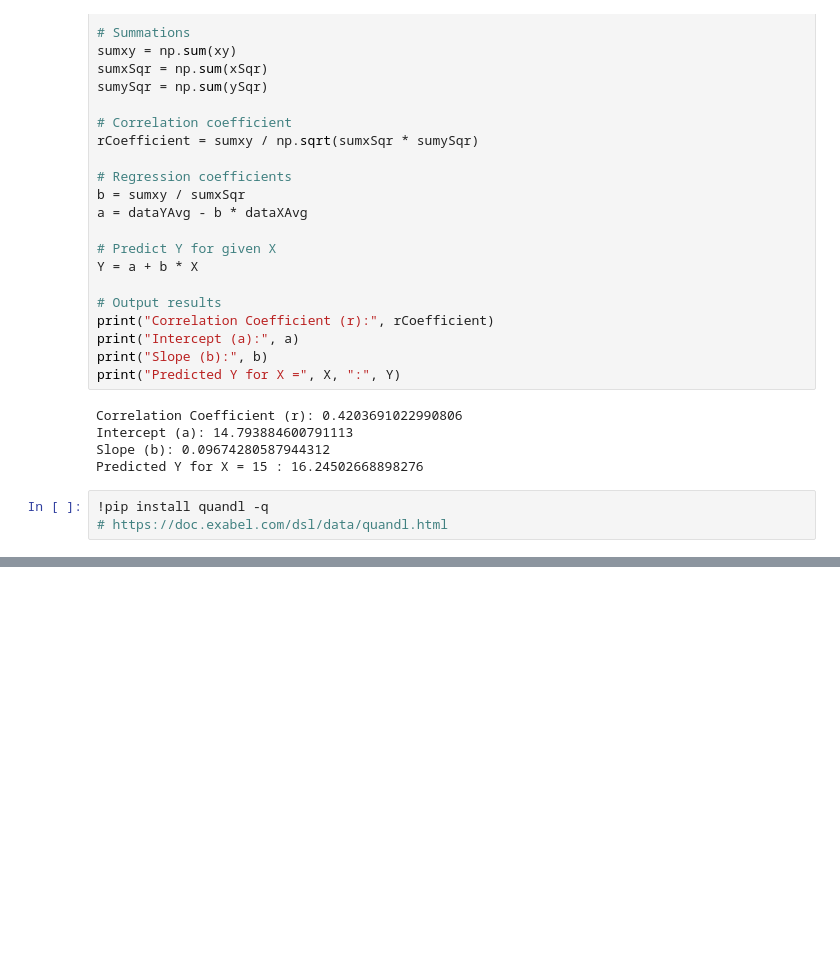
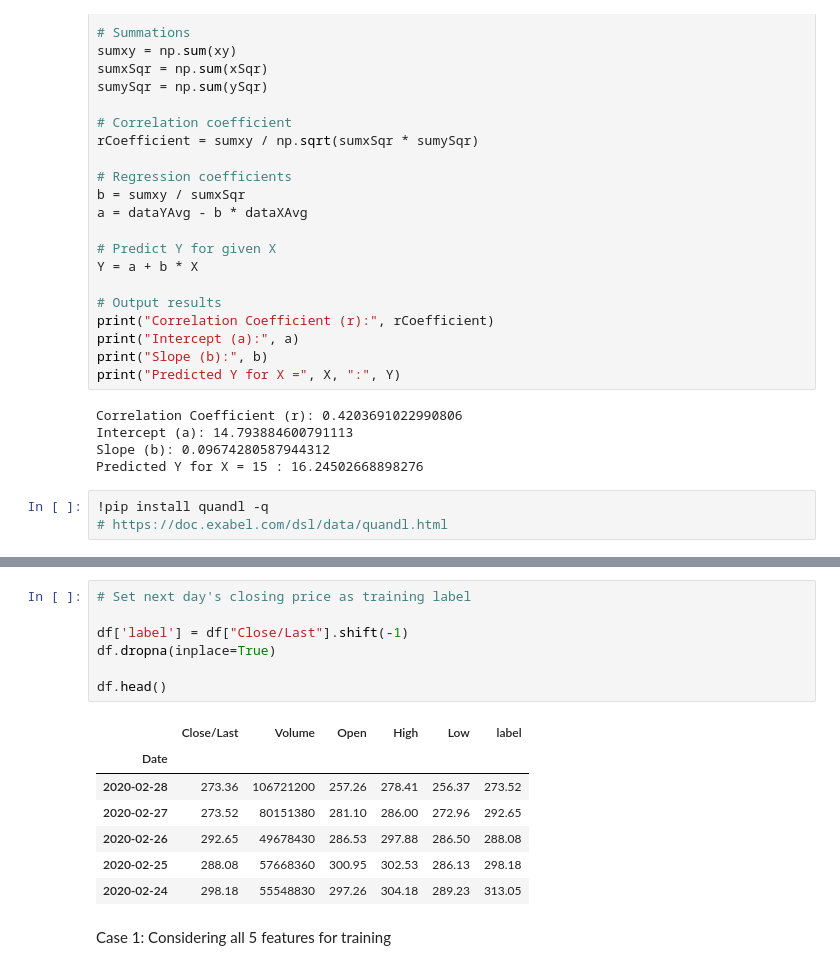
Before and after one commit to suzanpoudel/AI-Lab-020391, a Jupyter notebook: regression.ipynb, the cells around one changed output, grey strips where cells are left out. Drawn from its saved outputs; the diff is of its cells as text; blank space fills up the shorter version.

```diff
--- a/regression.ipynb
+++ b/regression.ipynb
@@ -120,0 +228,17 @@ dtype: object
+# %%
+# Set next day's closing price as training label
+
+df['label'] = df["Close/Last"].shift(-1)
+df.dropna(inplace=True)
+
+df.head()
+# %% [output]
+|  | Close/Last | Volume | Open | High | Low | label |
+| Date |  |  |  |  |  |  |
+| 2020-02-28 | 273.36 | 106721200 | 257.26 | 278.41 | 256.37 | 273.52 |
+| 2020-02-27 | 273.52 | 80151380 | 281.10 | 286.00 | 272.96 | 292.65 |
+| 2020-02-26 | 292.65 | 49678430 | 286.53 | 297.88 | 286.50 | 288.08 |
+| 2020-02-25 | 288.08 | 57668360 | 300.95 | 302.53 | 286.13 | 298.18 |
+| 2020-02-24 | 298.18 | 55548830 | 297.26 | 304.18 | 289.23 | 313.05 |
+# %% [markdown]
+Case 1: Considering all 5 features for training
```
Also changed, not shown: parts of 21 cells of this notebook.
